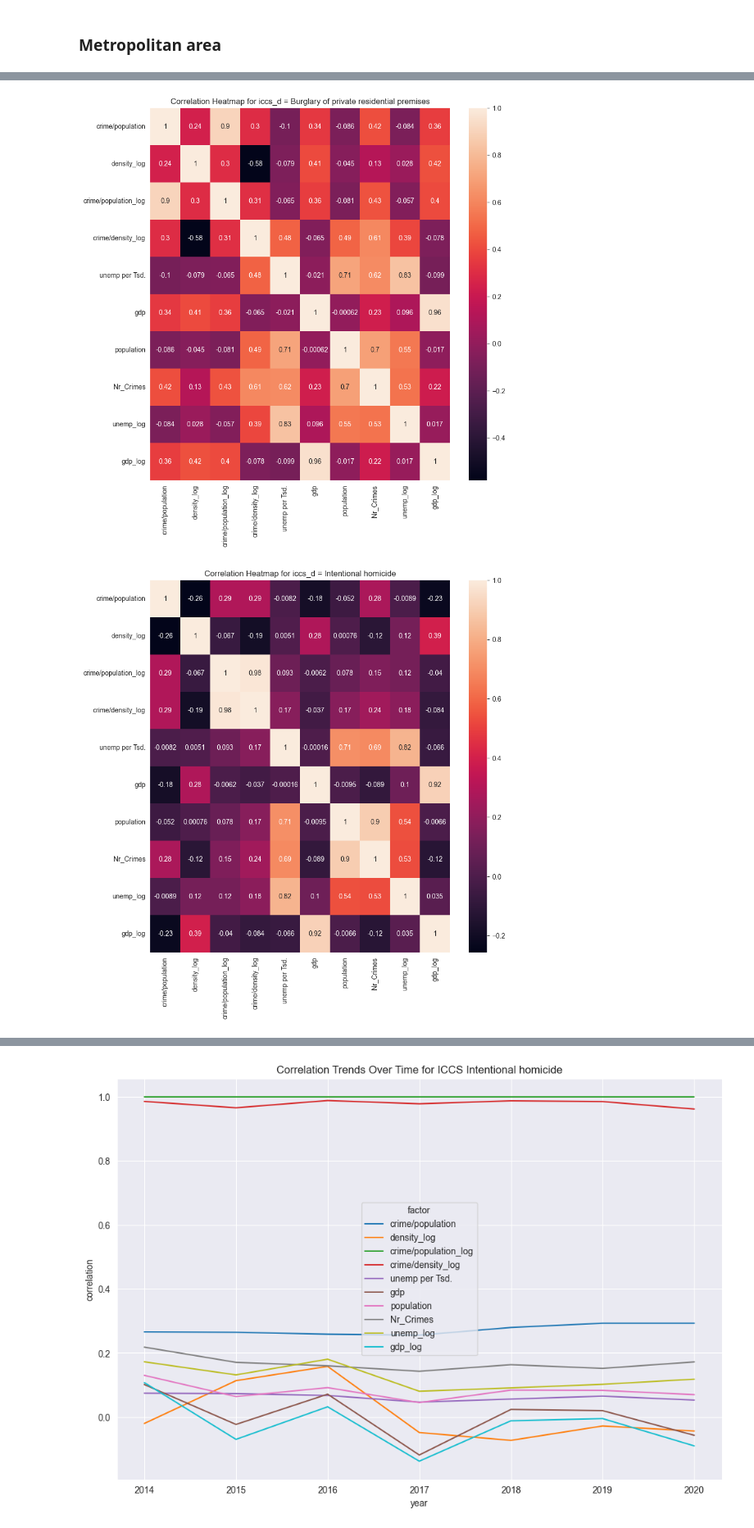
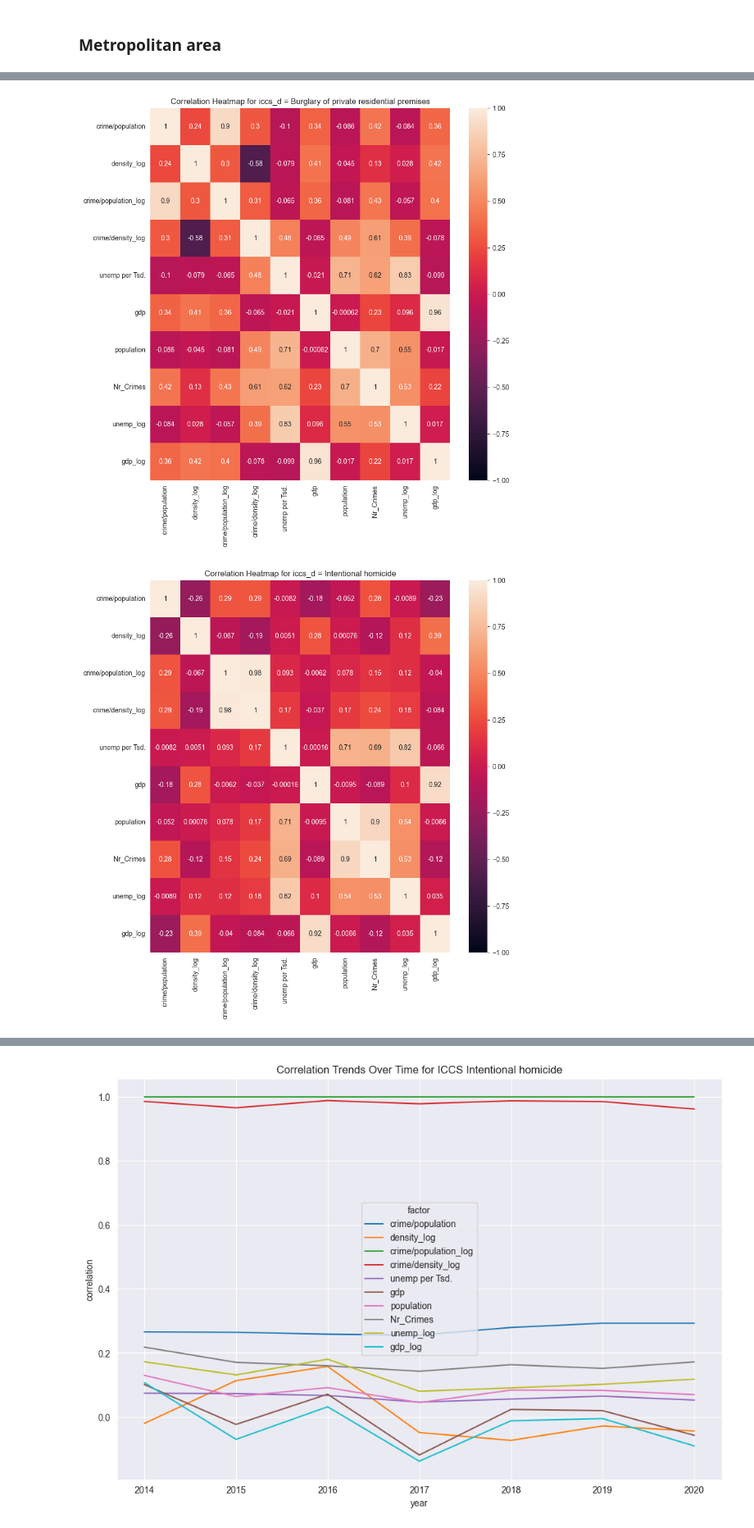
Before and after one commit to mh2134/fcss_w23_grp1, a Jupyter notebook: code/Density_and_log.ipynb, the cells around one changed output, grey strips where cells are left out. Shown at 82% size. Cells and saved outputs as stored; diff of their text form; code cells hidden in the pictures.

```diff
--- a/code/Density_and_log.ipynb
+++ b/code/Density_and_log.ipynb
@@ -11,23 +13,29 @@ from sklearn.metrics import mean_squared_error
 # %%
-# read df
 df = pd.read_csv(r'../data/df_allmetro_all.csv')
+# allgemeines unemployment nehmen
+
+# country column
+df['country'] = df['metroreg'].apply (lambda x: x[:2])
 
 # calculate relative crime
-df.loc[:, 'crime/population'] = df['Nr_Crimes'] / df['population']
+df.loc[:, 'crime/population'] = (df['Nr_Crimes'] / df['population']) *1_000_000     # normalizing to per Million
 df.loc[:, 'density'] = df['population'] / df['area']
-df.loc[:, 'crime/density'] = df['Nr_Crimes'] / df['density']
+# df.loc[:, 'crime/density'] = df['Nr_Crimes'] / df['density']
+
+# drop na
+df.dropna()
 
 # log columns
 df.loc[:, 'crime/population_log'] = np.log(df['crime/population'] + 1e-20)  # add small number to avoid log(0)
 df.loc[:, 'density_log'] = np.log(df['density'] + 1e-20)
-df.loc[:, 'crime/density_log'] = np.log(df['crime/density'] + 1e-20)
-df.loc[:, 'unemp_log'] = np.log(df['unemp per Tsd.'] + 1e-20)
-df.loc[:, 'gdp_log'] = np.log(df['gdp'] + 1e-20)
+# df.loc[:, 'crime/density_log'] = np.log(df['crime/density'] + 1e-20)
+df.loc[:, 'unemp_log'] = np.log(df['unemp per Tsd.'] + 1e-20)   # unemployment per tsd.
+df.loc[:, 'gdp_log'] = np.log(df['gdp'] + 1e-20)        # kaufkraftbereinigten gdp nehmen
 
 # drop aggregates
 df = df[df['metroreg'].str.len() >= 3]
 
-# drop values
-df = df[(df['unit'] == 'EUR_HAB:Euro per inhabitant') & (df['dfunemp_sex'] == 'M:Males')]
+# choosing youth unemployment & normalized PP standard
+df = df[(df['unit'] == 'PPS_HAB_EU27_2020:Purchasing power standard (PPS, EU27 from 2020), per inhabitant in percentage of the EU27 (from 2020) average')  & (df['dfunemp_sex'] == 'T:Total')]
 
-df.dropna()
+df.to_csv(r'../data/normalized_data.csv')
@@ -100,17 +84,17 @@ df_year_grouped.head()
 # %%
 # Loop over the unique 'iccs_d' values in the DataFrame
 for iccs in df_year_grouped['iccs_d'].unique():
     # Create a subset of the DataFrame that only contains the rows with the current 'iccs_d' value
     subset = df_year_grouped[df_year_grouped['iccs_d'] == iccs]
 
     # Calculate the correlation matrix for the subset
     corr = subset[['crime/population', 'density_log', 'crime/population_log',  'crime/density_log', 'unemp per Tsd.', 'gdp', 'population', 'Nr_Crimes', 'unemp_log', 'gdp_log']].corr()
 
     # Plot the heatmap
     plt.figure(figsize=(10, 10))
-    sns.heatmap(corr, annot=True)
+    sns.heatmap(corr, annot=True, vmin=-1, vmax=1)
     plt.title(f'Correlation Heatmap for iccs_d = {iccs}')
     plt.show()
 # %% [output]
-[figure, old version]
+[figure, new version]
-[figure, old version]
+[figure, new version]
```
Also changed, not shown: parts of 6 cells of this notebook, 1 other file.
